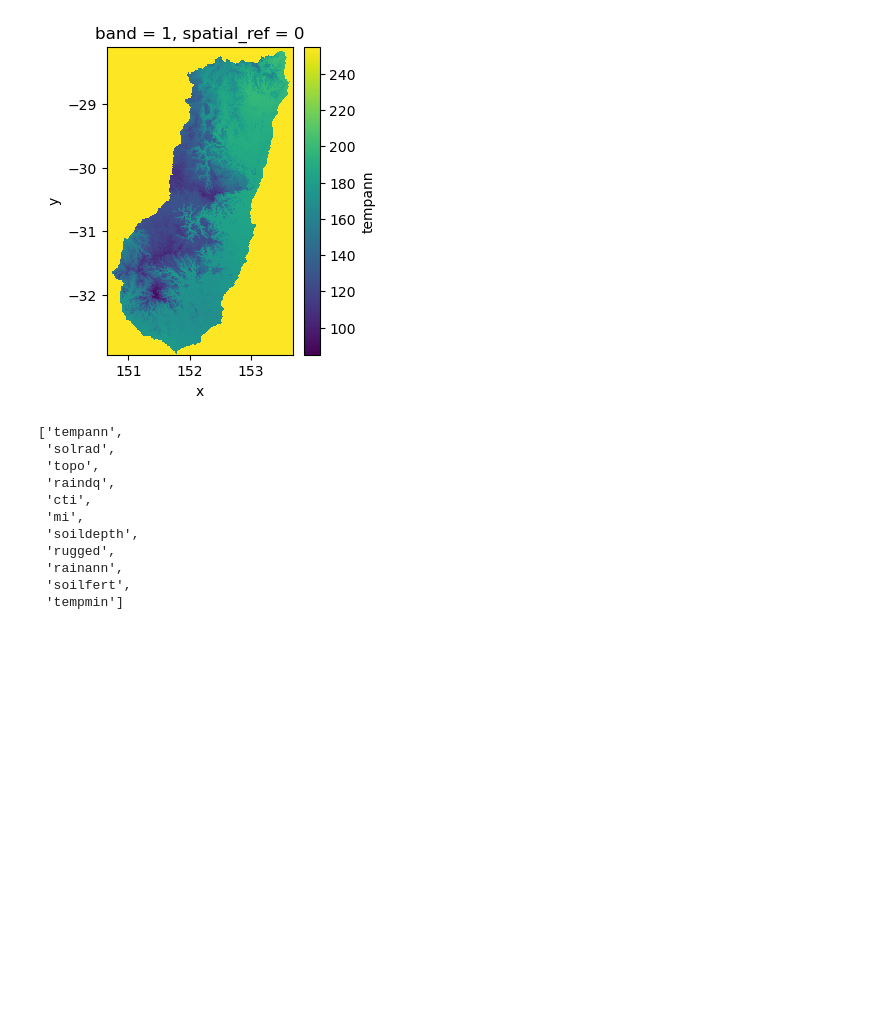
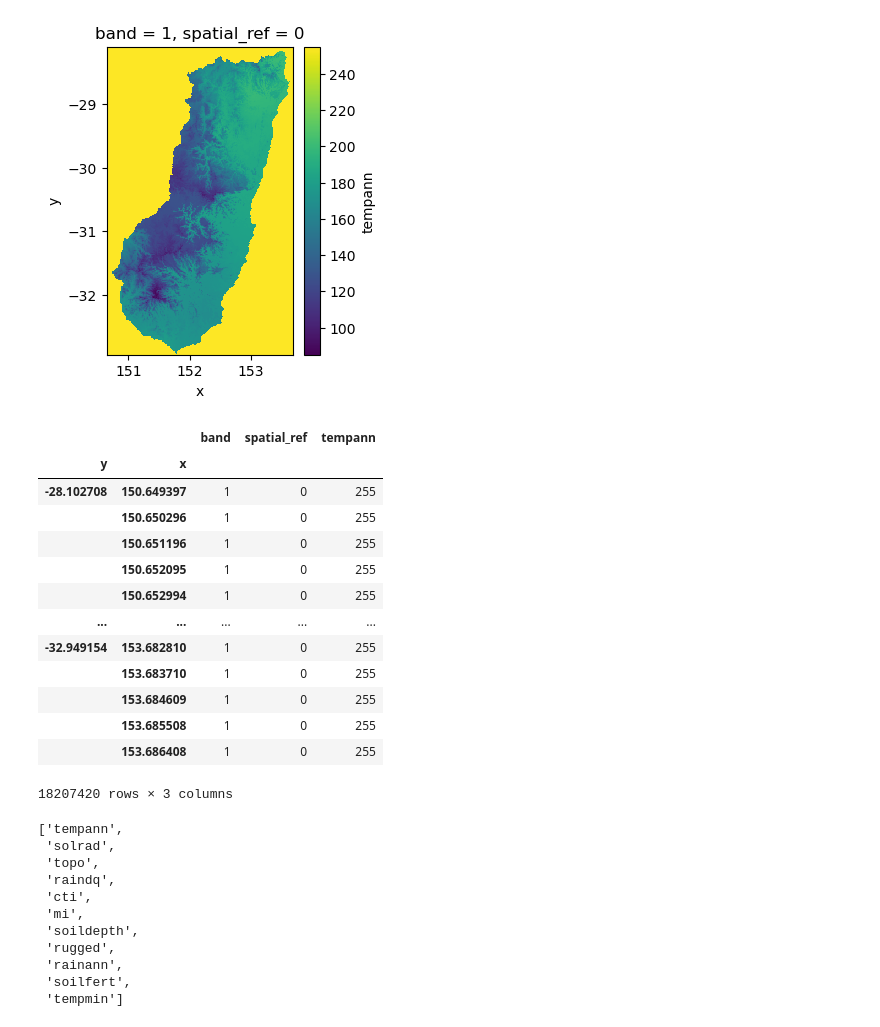
Before and after one commit to rvalavi/SDM_with_Python, a Jupyter notebook: species_distribution_modelling.ipynb, the cells around one changed output. Cells and saved outputs as stored; diff of their text form; code cells hidden in the pictures; blank space fills up the shorter version.

```diff
--- a/species_distribution_modelling.ipynb
+++ b/species_distribution_modelling.ipynb
@@ -340,6 +342,24 @@ r.tempann[0::10, 0::10].plot()
 # %% [output]
 <matplotlib.collections.QuadMesh at 0x...>
 [figure]
+# %%
+dt = r.tempann.to_dataframe()
+dt
+# %% [output]
+|  |  | band | spatial_ref | tempann |
+| y | x |  |  |  |
+| -28.102708 | 150.649397 | 1 | 0 | 255 |
+|  | 150.650296 | 1 | 0 | 255 |
+|  | 150.651196 | 1 | 0 | 255 |
+|  | 150.652095 | 1 | 0 | 255 |
+|  | 150.652994 | 1 | 0 | 255 |
+| ... | ... | ... | ... | ... |
+| -32.949154 | 153.682810 | 1 | 0 | 255 |
+|  | 153.683710 | 1 | 0 | 255 |
+|  | 153.684609 | 1 | 0 | 255 |
+|  | 153.685508 | 1 | 0 | 255 |
+|  | 153.686408 | 1 | 0 | 255 |
+18207420 rows × 3 columns
 # %%
 dask_df = r.to_dask_dataframe()
 # %%
```
Also changed, not shown: parts of 31 cells of this notebook, 1 other file.
